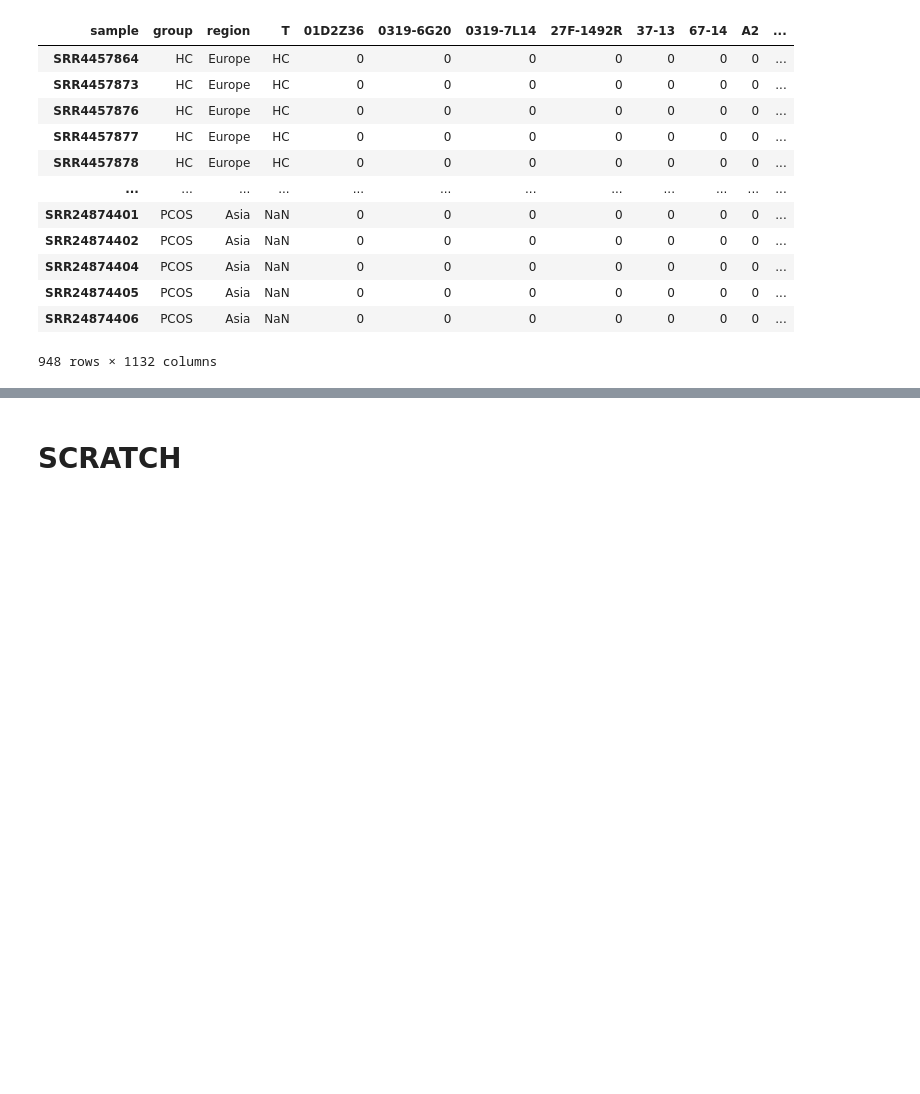
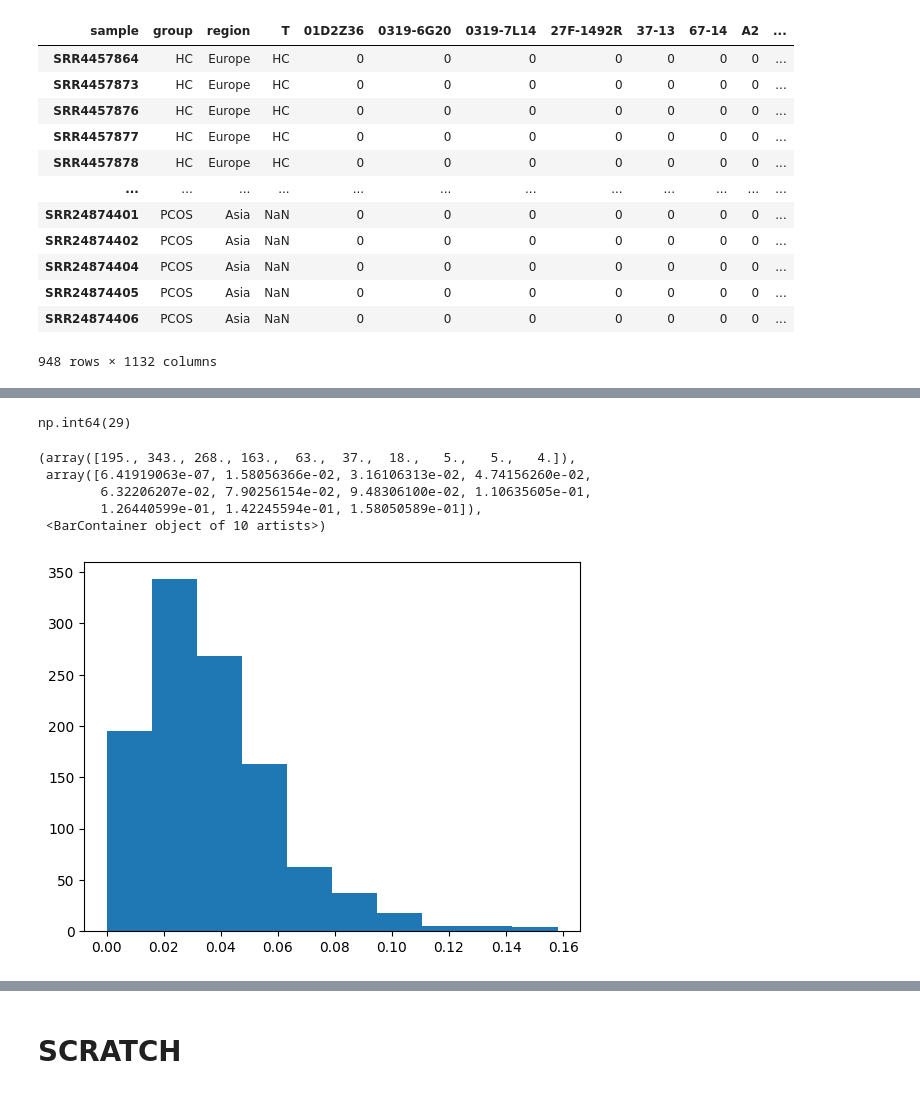
Before and after one commit to nzhang20/Causal-Discovery-on-Gut-Microbial-Data-for-Disease-Risk-Prediction, a Jupyter notebook: notebooks/eda.ipynb, the cells around one changed output, grey strips where cells are left out. Drawn from its saved outputs; the diff is of its cells as text; code cells hidden in the pictures; blank space fills up the shorter version.

```diff
--- a/notebooks/eda.ipynb
+++ b/notebooks/eda.ipynb
@@ -122,0 +223,7 @@ Default-Cs model
+# %%
+X = pcostest
+X['region'] = X['region'].apply(lambda x: 0 if x == 'Europe' else 1)
+X = X.iloc[:, 1:]
+X = X.drop(columns=['T'])
+
+Y = pcostest['group'].apply(lambda x: 0 if x == 'HC' else 1)
@@ -122,0 +245,9 @@ Default-Cs model
+# %%
+# Pearson
+pearsonr_df = pd.DataFrame({'Column': [], 'Pearson R': [], 'p value': []})
+for col in X.columns:
+    result = pearsonr(X[col].astype(float), Y)
+    pearsonr_df = pd.concat([pearsonr_df, pd.DataFrame({'Column': [col], 'Pearson R': [np.abs(result[0])], 'p value': [result[1]]})])
+
+pearsonr_df = pearsonr_df.reset_index(drop=True)
+pearsonr_df.sort_values(by='Pearson R', ascending=False)
@@ -122,0 +268,15 @@ Default-Cs model
+# %%
+# how many nulls?
+pearsonr_df['Pearson R'].isna().sum() # 29 nulls
+# %% [output]
+np.int64(29)
+# %%
+# how distributed?
+plt.hist(pearsonr_df['Pearson R'])
+# %% [output]
+(array([195., 343., 268., 163.,  63.,  37.,  18.,   5.,   5.,   4.]),
+ array([6.41919063e-07, 1.58056366e-02, 3.16106313e-02, 4.74156260e-02,
+        6.32206207e-02, 7.90256154e-02, 9.48306100e-02, 1.10635605e-01,
+        1.26440599e-01, 1.42245594e-01, 1.58050589e-01]),
+ <BarContainer object of 10 artists>)
+[figure, added]
```
Also changed, not shown: parts of 38 cells of this notebook.
